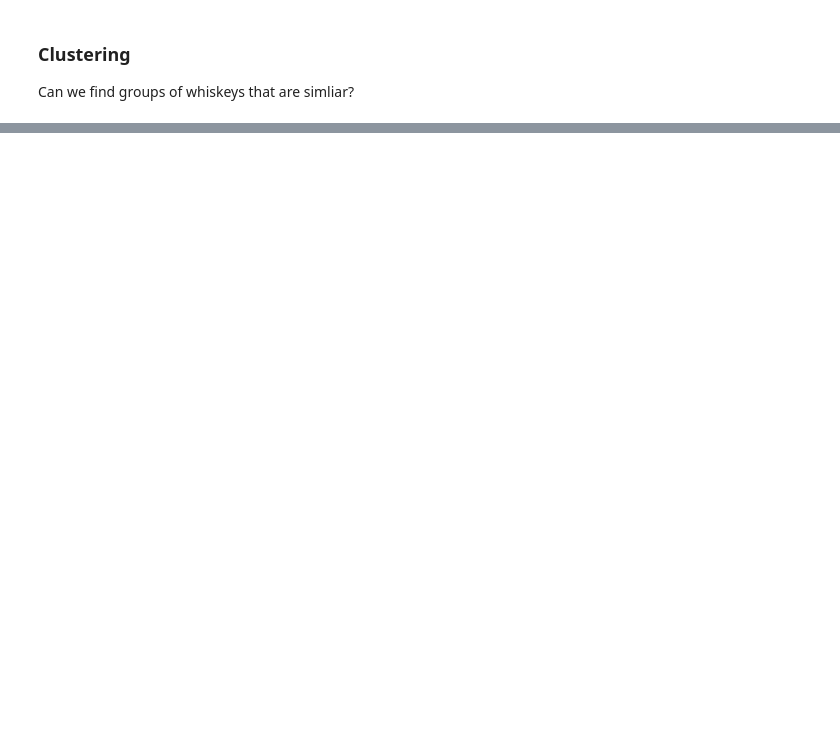
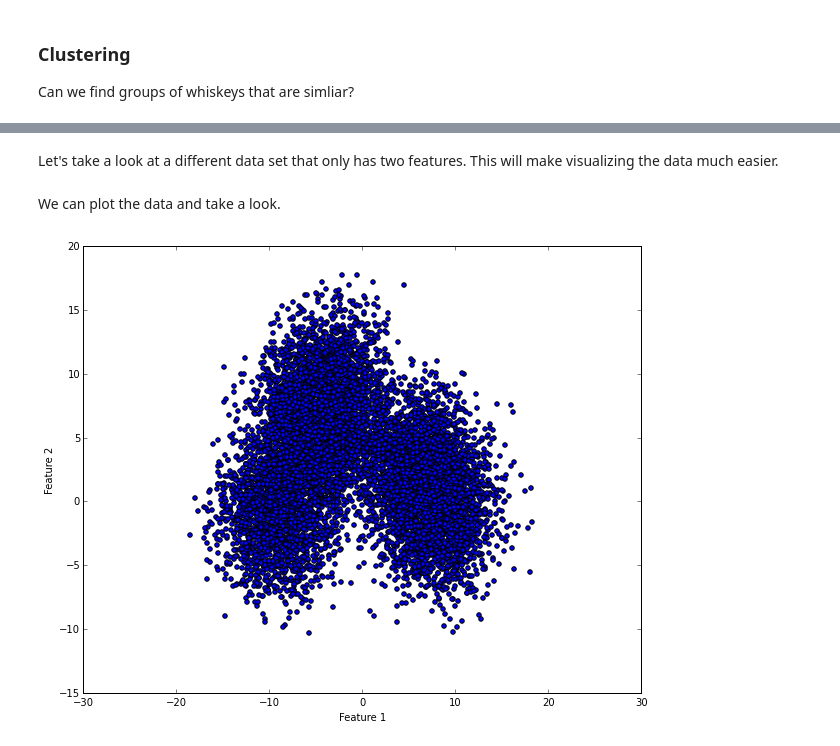
Before and after one commit to rmoakler/learning-data-science, a Jupyter notebook: Class_7/Clustering.ipynb, the cells around one changed output, grey strips where cells are left out. Drawn from its saved outputs; the diff is of its cells as text; code cells hidden in the pictures; blank space fills up the shorter version.

```diff
--- a/Class_7/Clustering.ipynb
+++ b/Class_7/Clustering.ipynb
@@ -384,0 +204,13 @@ The past few weeks we have seen that many of the models we are using have differ
+# %% [markdown]
+Let's take a look at a different data set that only has two features. This will make visualizing the data much easier.
+# %%
+X, Y = data_tools.make_cluster_data()
+# %% [markdown]
+We can plot the data and take a look.
+# %%
+plt.scatter(X[:,0], X[:, 1], s=20)
+plt.xlabel("Feature 1")
+plt.ylabel("Feature 2")
+plt.show()
+# %% [output]
+[figure, added]
```
Also changed, not shown: parts of 68 cells of this notebook, 6 other files.
